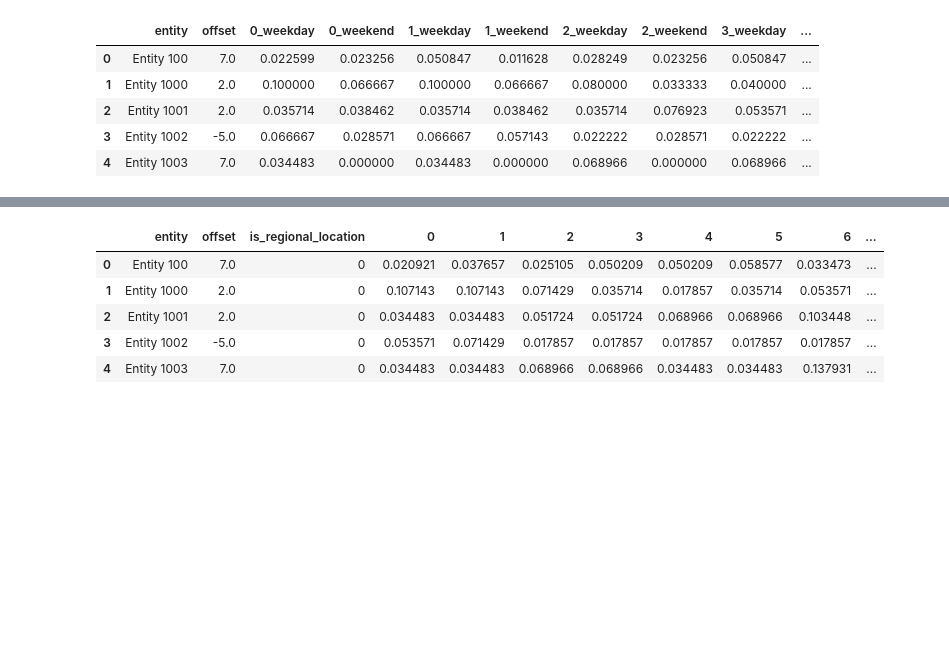
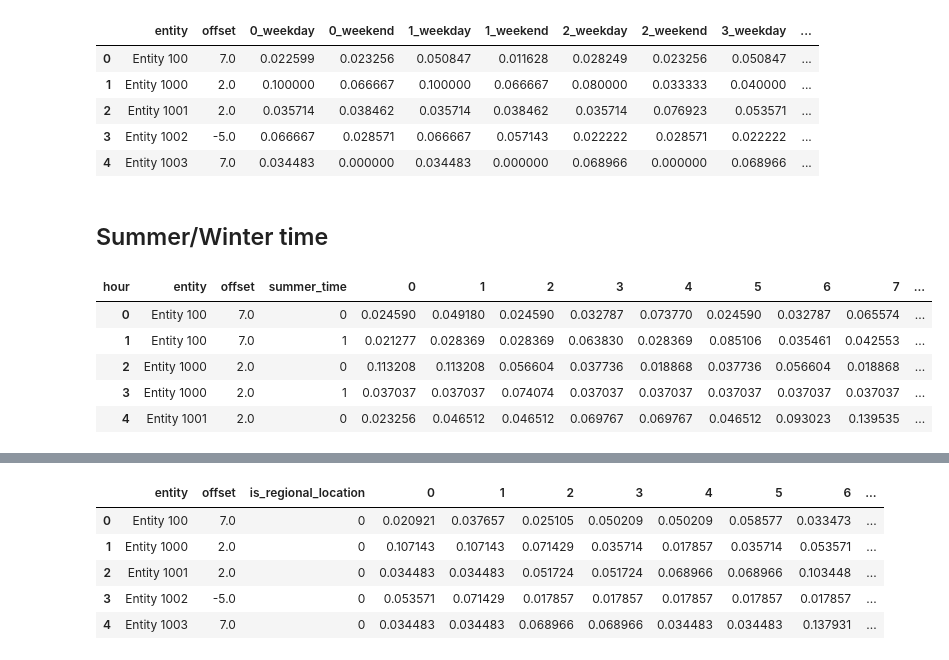
Before and after one commit to MatejDuk/btc_timezone_analysis, a Jupyter notebook: data_preprocessing/data_preprocessing.ipynb, the cells around one changed output, grey strips where cells are left out. Drawn from its saved outputs; the diff is of its cells as text; code cells hidden in the pictures; blank space fills up the shorter version.

```diff
--- a/data_preprocessing/data_preprocessing.ipynb
+++ b/data_preprocessing/data_preprocessing.ipynb
@@ -437,3 +439,40 @@ df_wide.head()
 | 2 | Entity 1001 | 2.0 | 0.035714 | 0.038462 | 0.035714 | 0.038462 | 0.035714 | 0.076923 | 0.053571 | ... |
 | 3 | Entity 1002 | -5.0 | 0.066667 | 0.028571 | 0.066667 | 0.057143 | 0.022222 | 0.028571 | 0.022222 | ... |
 | 4 | Entity 1003 | 7.0 | 0.034483 | 0.000000 | 0.034483 | 0.000000 | 0.068966 | 0.000000 | 0.068966 | ... |
+# %% [markdown]
+## Summer/Winter time
+# %%
+table_summer_winter = (
+    db_final.pivot_table(
+        index=["entity", "offset", "summer_time"],
+        columns="hour",
+        values="txid",
+        aggfunc="count",
+        fill_value=0
+    )
+)
+table_summer_winter = table_summer_winter.reset_index()
+table_summer_winter.head()
+
+cols_to_sum = [0, 1, 2, 3, 4, 5, 6, 7, 8, 9, 10, 11, 12, 13, 14, 15, 16, 17, 18, 19, 20, 21, 22, 23]
+table_summer_winter["total"] = table_summer_winter[cols_to_sum].sum(axis = 1)
+table_summer_winter["log_total"] = table_summer_winter["total"].apply(lambda r: np.log(r))
+
+#Bayesian normalization of data
+alpha = 1
+table_summer_winter[cols_to_sum] = (table_summer_winter[cols_to_sum] + alpha).div(table_summer_winter["total"] + 24*alpha, axis = 0)
+
+hourly_data = table_summer_winter[cols_to_sum]
+circular_data = pd.concat([hourly_data, hourly_data.iloc[:,:4]], axis = 1)
+rolling_sums = circular_data.T.rolling(window=5).sum().T
+hours = (rolling_sums.iloc[:, 4:].idxmin(axis=1).astype(int) - 2)%24
+table_summer_winter["min_5h_activity"] = hours
+# %%
+table_summer_winter.head()
+# %% [output]
+| hour | entity | offset | summer_time | 0 | 1 | 2 | 3 | 4 | 5 | 6 | 7 | ... |
+| 0 | Entity 100 | 7.0 | 0 | 0.024590 | 0.049180 | 0.024590 | 0.032787 | 0.073770 | 0.024590 | 0.032787 | 0.065574 | ... |
+| 1 | Entity 100 | 7.0 | 1 | 0.021277 | 0.028369 | 0.028369 | 0.063830 | 0.028369 | 0.085106 | 0.035461 | 0.042553 | ... |
+| 2 | Entity 1000 | 2.0 | 0 | 0.113208 | 0.113208 | 0.056604 | 0.037736 | 0.018868 | 0.037736 | 0.056604 | 0.018868 | ... |
+| 3 | Entity 1000 | 2.0 | 1 | 0.037037 | 0.037037 | 0.074074 | 0.037037 | 0.037037 | 0.037037 | 0.037037 | 0.037037 | ... |
+| 4 | Entity 1001 | 2.0 | 0 | 0.023256 | 0.046512 | 0.046512 | 0.069767 | 0.069767 | 0.046512 | 0.093023 | 0.139535 | ... |
```
Also changed, not shown: parts of 9 cells of this notebook, 3 other files.
